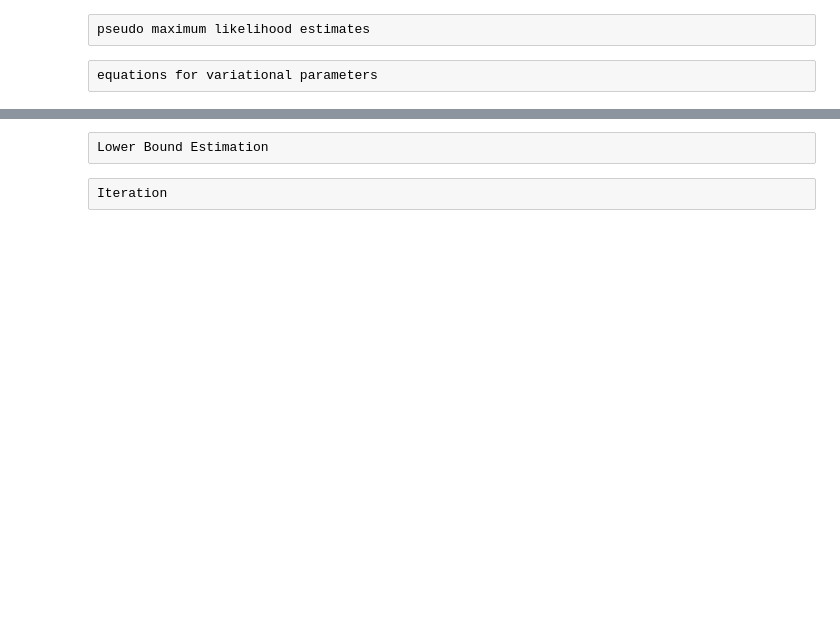
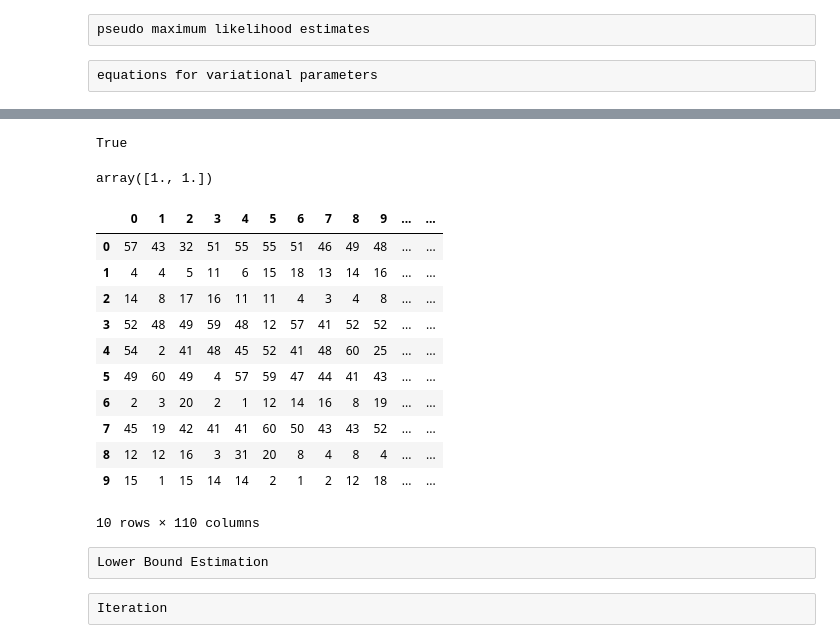
Before and after one commit to XuHuang38/Topic-Model-comparison, a Jupyter notebook: Python/0420_Variational_EM.ipynb, the cells around one changed output, grey strips where cells are left out. Saved outputs shown, nothing was run; the diff lists cells and outputs as text; code cells hidden in the pictures; blank space fills up the shorter version.

```diff
--- a/Python/0420_Variational_EM.ipynb
+++ b/Python/0420_Variational_EM.ipynb
@@ -317,3 +388,7 @@ def compute_ttauirk(i, r, k, a, d, e, f, x, t, K, V):
         to_add = math.exp(-1*((math.dist(a[c],d[i])+2*(e[c]**2+f[i]**2))**0.5))
         second_term += to_add
     return first_term - second_term
+# %%
+0 in vlist
+# %% [output]
+True
@@ -320,3 +401,23 @@ def compute_ttauirk(i, r, k, a, d, e, f, x, t, K, V):
+# %%
+
+x[vlist]
+# %% [output]
+array([1., 1.])
+# %%
+docsword.loc[1,:]
+# %% [output]
+|  | 0 | 1 | 2 | 3 | 4 | 5 | 6 | 7 | 8 | 9 | ... | ... |
+| 0 | 57 | 43 | 32 | 51 | 55 | 55 | 51 | 46 | 49 | 48 | ... | ... |
+| 1 | 4 | 4 | 5 | 11 | 6 | 15 | 18 | 13 | 14 | 16 | ... | ... |
+| 2 | 14 | 8 | 17 | 16 | 11 | 11 | 4 | 3 | 4 | 8 | ... | ... |
+| 3 | 52 | 48 | 49 | 59 | 48 | 12 | 57 | 41 | 52 | 52 | ... | ... |
+| 4 | 54 | 2 | 41 | 48 | 45 | 52 | 41 | 48 | 60 | 25 | ... | ... |
+| 5 | 49 | 60 | 49 | 4 | 57 | 59 | 47 | 44 | 41 | 43 | ... | ... |
+| 6 | 2 | 3 | 20 | 2 | 1 | 12 | 14 | 16 | 8 | 19 | ... | ... |
+| 7 | 45 | 19 | 42 | 41 | 41 | 60 | 50 | 43 | 43 | 52 | ... | ... |
+| 8 | 12 | 12 | 16 | 3 | 31 | 20 | 8 | 4 | 8 | 4 | ... | ... |
+| 9 | 15 | 1 | 15 | 14 | 14 | 2 | 1 | 2 | 12 | 18 | ... | ... |
+10 rows × 110 columns
 # %% [raw]
 Lower Bound Estimation
 # %%
```
Also changed, not shown: parts of 26 cells of this notebook, 1 other file.
